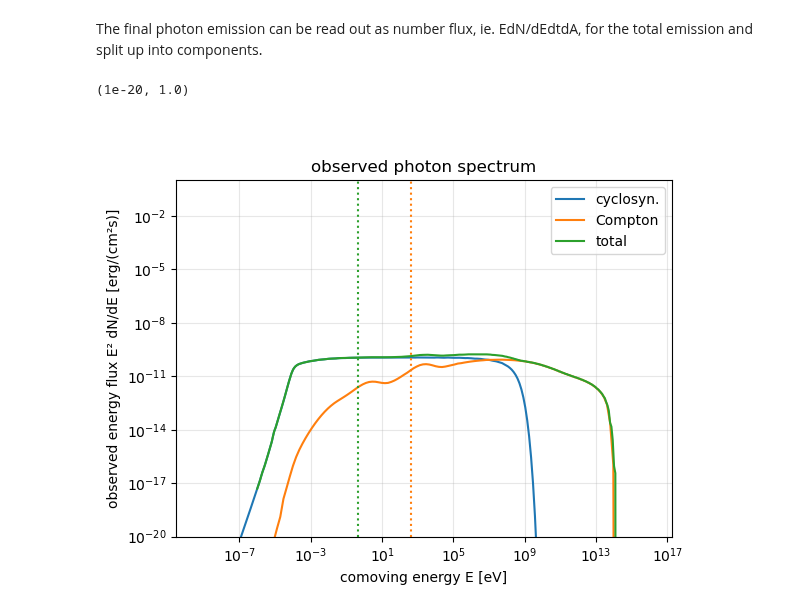
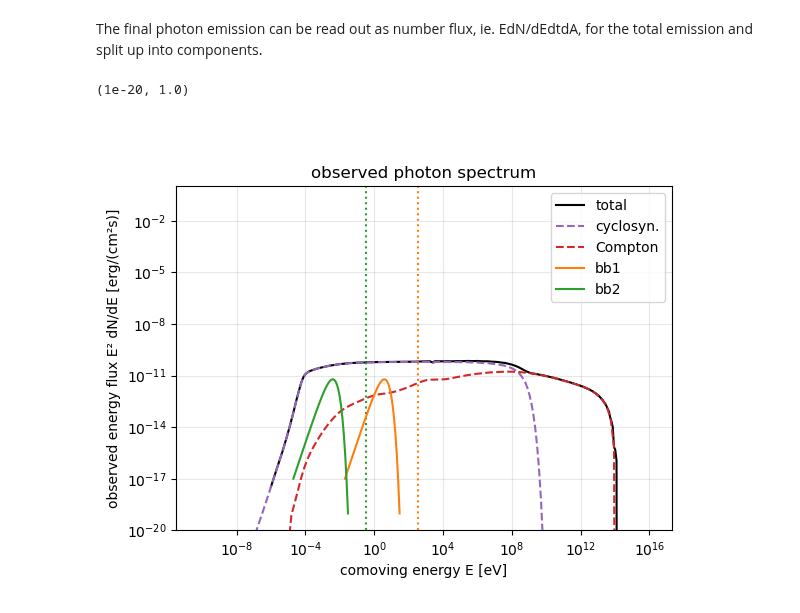
Before and after one commit to maklinger/BHJet, a Jupyter notebook: examples/single_zone_example.ipynb, the cells around one changed output. Drawn from its saved outputs; the diff is of its cells as text; code cells hidden in the pictures.

Commit message:
restructure target handling to external class, propagate changes to examples

```diff
--- a/examples/single_zone_example.ipynb
+++ b/examples/single_zone_example.ipynb
@@ -51,0 +73,22 @@ After all additional targets are added, first the particle distributions are cal
+# %%
+figbb, axbb = plt.subplots()
+Ebb1_erg, E2dn_dE_bb1 = bb1.get_target_energy_grid_and_density(
+    z=0, # does not matter for a black body
+    bulk_momentum=rad.bulk_momentum, # for boosting
+    theta_obs=rad.theta_obs,  # for boosting
+    min_energy=1e-15, max_energy=1)  # erg, just to define the energy range
+Ebb2_erg, E2dn_dE_bb2 = bb2.get_target_energy_grid_and_density(
+    z=0, # does not matter for a black body
+    bulk_momentum=rad.bulk_momentum, # for boosting
+    theta_obs=rad.theta_obs,  # for boosting
+    min_energy=1e-20, max_energy=1)  # erg, just to define the energy range
+axbb.loglog(Ebb1_erg * erg2eV, E2dn_dE_bb1, label=bb1.name)
+axbb.loglog(Ebb2_erg * erg2eV, E2dn_dE_bb2, label=bb2.name)
+axbb.axvline(rad.doppler_factor_bulk * bb1.temperature * 1e3)
+axbb.axvline(rad.doppler_factor_bulk * bb2.temperature * 1e3, c="tab:orange")
+axbb.legend()
+axbb.set_aspect("equal")
+axbb.grid(alpha=0.3)
+axbb.set_ylim(1e-10, 1)
+axbb.set_xlabel("energy [eV]")
+axbb.set_ylabel("energy density [erg/cm³]")
@@ -52,7 +98,7 @@ After all additional targets are added, first the particle distributions are cal
 # %%
 # temperature in keV, energy_density in erg/cm³
-rad.add_target_black_body(temperature=1e-3, energy_density=1e-2, name="bb1")
-rad.add_target_black_body(temperature=1e-6, energy_density=1e-3, name="bb2")
+rad.add_target_photon_field(Ebb1_erg, E2dn_dE_bb1, bb1.name)
+rad.add_target_photon_field(Ebb2_erg, E2dn_dE_bb2, bb2.name)
 rad.compute_particles()
 energy_grid_flux = np.logspace(-6, 16, 300) / erg2eV
 rad.compute_radiation(energy_grid_flux)
@@ -127,28 +174,31 @@ The final photon emission can be read out as number flux, ie. EdN/dEdtdA, for th
 # %%
 fig, axp = plt.subplots()
 
+energy_tot = rad.get_observed_photon_energy_grid_total()
+axp.loglog(energy_tot*erg2eV,energy_tot * rad.get_observed_photon_flux_total(), label="total", c="k")
 energy_syn = rad.get_observed_photon_energy_grid_electron_cyclosyn()
-axp.loglog(energy_syn*erg2eV,energy_syn * rad.get_observed_photon_flux_electron_cyclosyn(), label="cyclosyn.")
+axp.loglog(energy_syn*erg2eV,energy_syn * rad.get_observed_photon_flux_electron_cyclosyn(), label="cyclosyn.", c="tab:purple", ls="--")
 energy_com = rad.get_observed_photon_energy_grid_electron_compton()
-axp.loglog(energy_com*erg2eV,energy_com * rad.get_observed_photon_flux_electron_compton(), label="Compton")
-energy_tot = rad.get_observed_photon_energy_grid_total()
-axp.loglog(energy_tot*erg2eV,energy_tot * rad.get_observed_photon_flux_total(), label="total")
+axp.loglog(energy_com*erg2eV,energy_com * rad.get_observed_photon_flux_electron_compton(), label="Compton", c="tab:red", ls="--")
 
 mainLF = rad.get_electron_gamma_grid()[np.argmax(rad.get_electron_momentum_grid()*rad.get_electron_momentum_number_density())]
 # black bodies get scattered to energies avLF^2 * E_target
 # E_target ~ 4 * kT * doppler, with the 4 accounting for the difference between max and average
-axp.axvline(mainLF**2 * 4 * rad.get_target_black_body_temperature("bb1")*1e3 * rad.doppler_factor_bulk, color="tab:orange", ls=":")
-axp.axvline(mainLF**2 * 4 * rad.get_target_black_body_temperature("bb2")*1e3 * rad.doppler_factor_bulk, color="tab:green", ls=":")
+axp.axvline(mainLF**2 * 4 * bb1.temperature*1e3 * rad.doppler_factor_bulk, color="tab:orange", ls=":")
+axp.axvline(mainLF**2 * 4 * bb2.temperature*1e3 * rad.doppler_factor_bulk, color="tab:green", ls=":")
+
+axp.loglog(bb1.get_observed_energy()*erg2eV, bb1.get_observed_energy_flux(), label=bb1.name, color="tab:orange")
+axp.loglog(bb2.get_observed_energy()*erg2eV, bb2.get_observed_energy_flux(), label=bb2.name, color="tab:green")
 axp.legend()
 axp.set_xlabel("comoving energy E [eV]")
 axp.set_ylabel("observed energy flux E² dN/dE [erg/(cm²s)]")
 axp.grid(alpha=0.3)
 axp.set_aspect("equal")
 axp.set_title("observed photon spectrum")
 axp.set_ylim(1e-20, 1e0)
 # %% [output]
 (1e-20, 1.0)
-[figure, old version]
+[figure, new version]
 # %%
 times = rad.get_computation_times()
 print(f"Particle computation took {times[0]*1e-6:.1e} ms")
```
Also changed, not shown: parts of 9 cells of this notebook, 12 other files.
